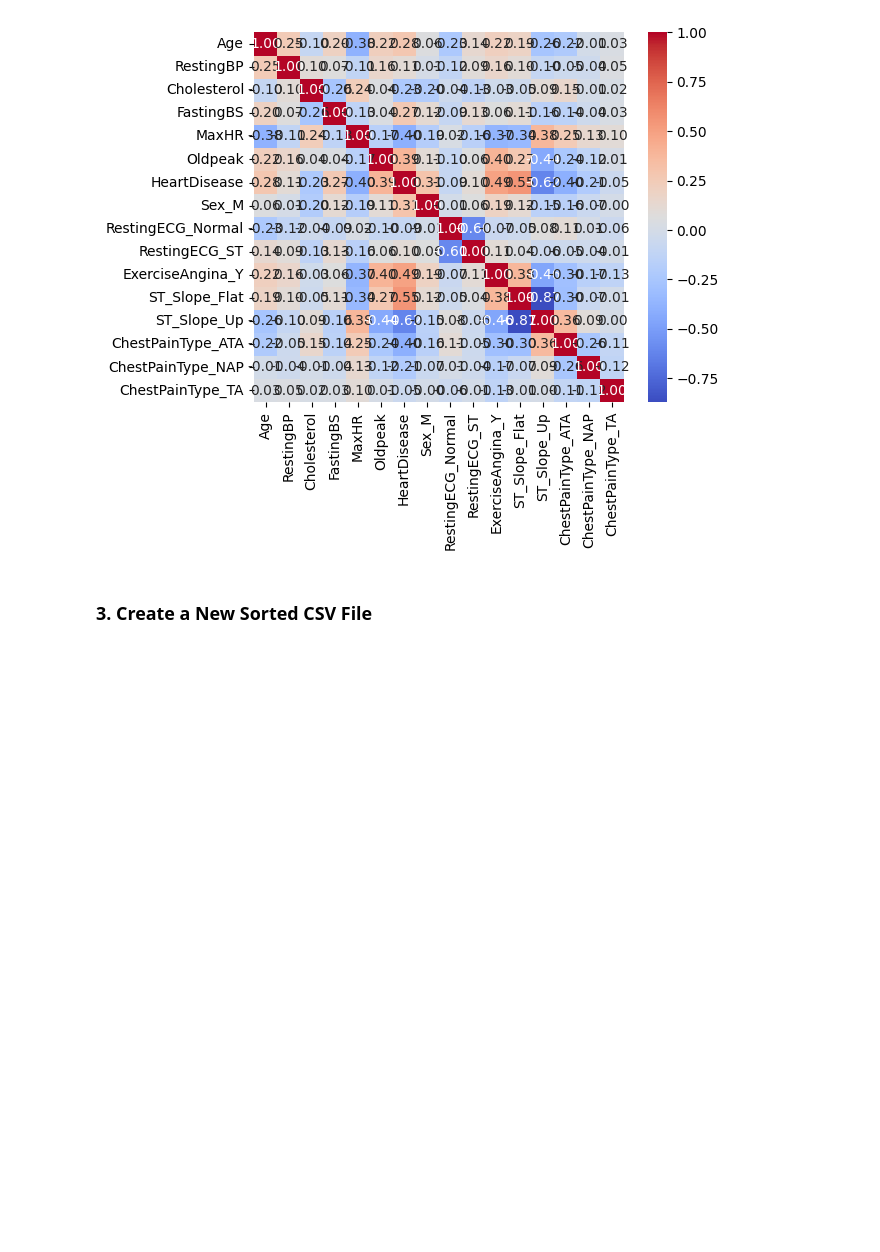
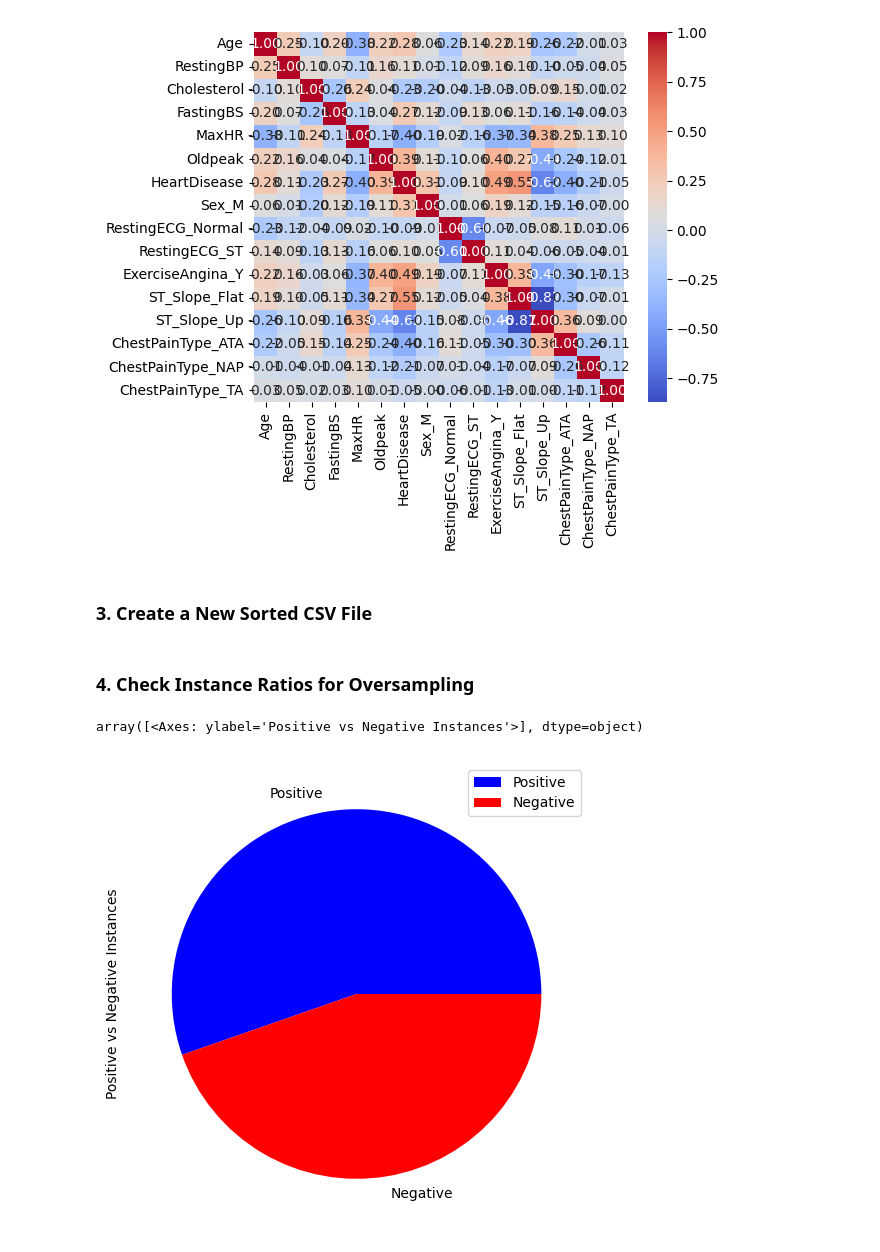
Before and after one commit to isakhel/iovanecs1070, a Jupyter notebook: Final Project/Final_Project_Data_Cleaning.ipynb, the cells around one changed output. Saved outputs shown, nothing was run; the diff lists cells and outputs as text; code cells hidden in the pictures; blank space fills up the shorter version.

```diff
--- a/Final Project/Final_Project_Data_Cleaning.ipynb
+++ b/Final Project/Final_Project_Data_Cleaning.ipynb
@@ -66,3 +66,15 @@ sns.heatmap(corr, annot=True, fmt=".2f", cmap="coolwarm", cbar=True, square=True
 ### 3. Create a New Sorted CSV File
 # %%
 heart_sorted.to_csv("heart_sorted.csv", index= False)
+# %% [markdown]
+### 4. Check Instance Ratios for Oversampling
+# %%
+heart_positive = ((heart_sorted["HeartDisease"] == 1).sum()).item()
+heart_negative = ((heart_sorted["HeartDisease"] == 0).sum()).item()
+dataset = [heart_positive, heart_negative]
+dfmajor = pd.DataFrame(dataset, index=['Positive', 'Negative'], columns=['Positive vs Negative Instances'])
+# %%
+dfmajor.plot(kind='pie', subplots=True, figsize=(8,6), colors = ("blue","red"))
+# %% [output]
+array([<Axes: ylabel='Positive vs Negative Instances'>], dtype=object)
+[figure, added]
```
Also changed, not shown: 1 other file.
